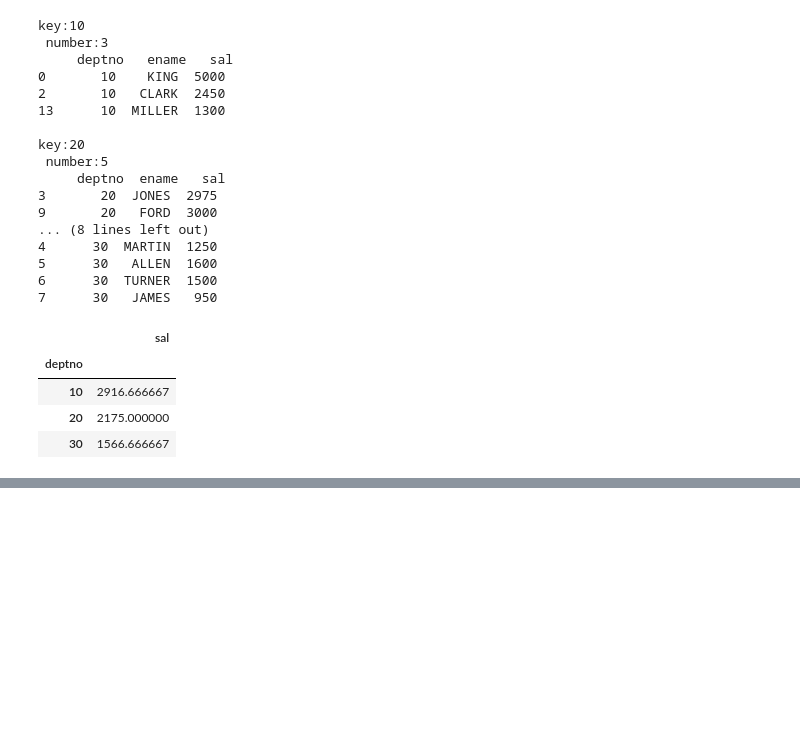
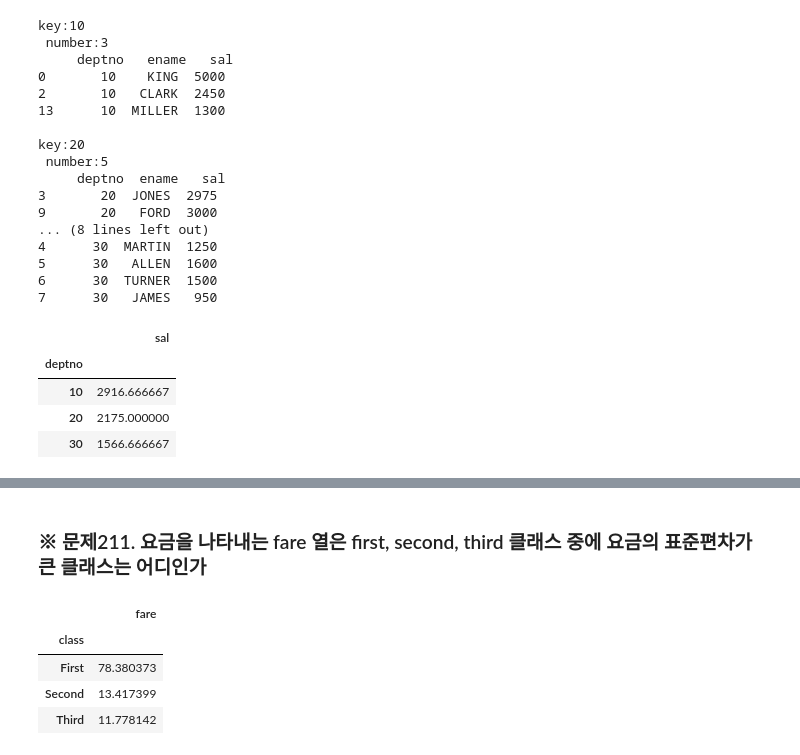
Before and after one commit to Adrian123K/pandas_ml, a Jupyter notebook: 09-1. Pandas DA 데이터프레임 합치기 (200723).ipynb, the cells around one changed output, grey strips where cells are left out. Cells and saved outputs as stored; diff of their text form; code cells hidden in the pictures; blank space fills up the shorter version.

```diff
--- a/09-1. Pandas DA 데이터프레임 합치기 (200723).ipynb
+++ b/09-1. Pandas DA 데이터프레임 합치기 (200723).ipynb
@@ -434,0 +504,17 @@ gp_avg
+# %% [markdown]
+### ※ 문제211. 요금을 나타내는 fare 열은 first, second, third 클래스 중에 요금의 표준편차가 큰 클래스는 어디인가
+# %%
+import seaborn as sns
+import pandas as pd
+tit = sns.load_dataset('titanic')
+df = tit.loc[:,['class','fare']]
+gp = df.groupby(['class'])
+
+std = gp.std()
+std
+# %% [output]
+|  | fare |
+| class |  |
+| First | 78.380373 |
+| Second | 13.417399 |
+| Third | 11.778142 |
```
Also changed, not shown: parts of 7 cells of this notebook, 1 other file.
